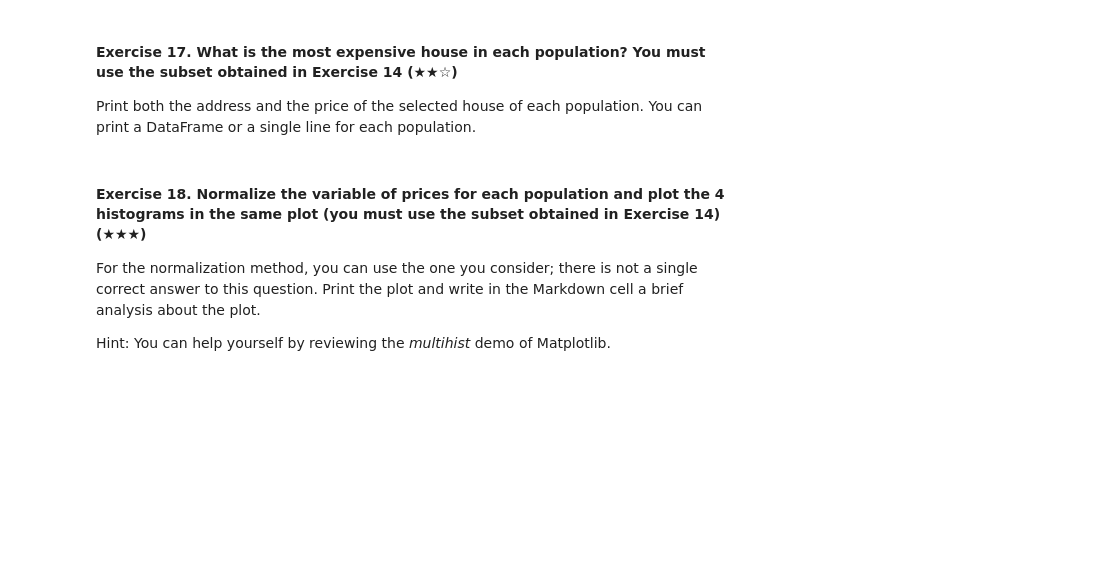
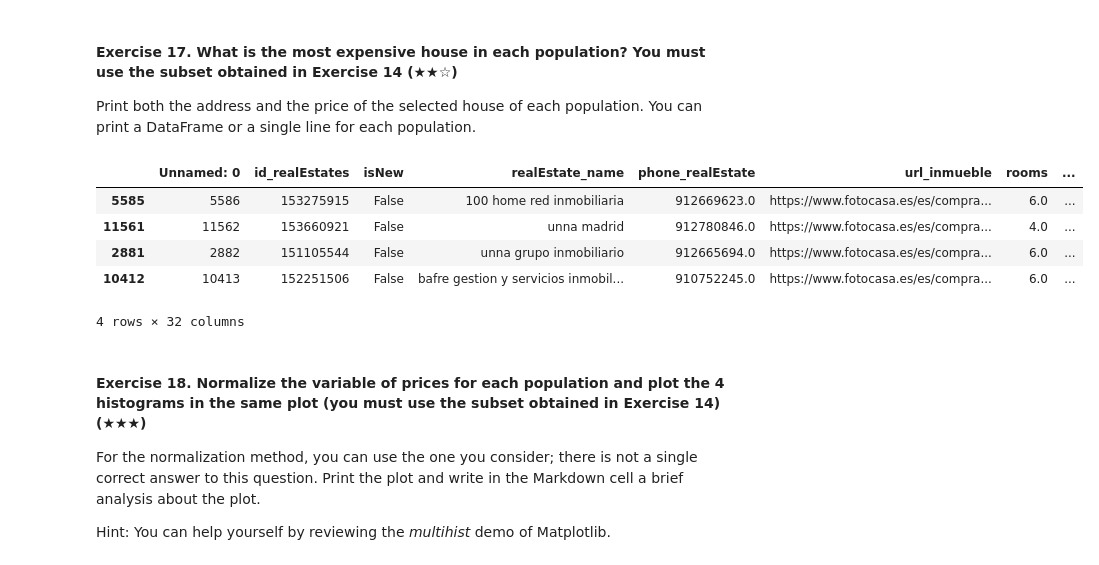
Before and after one commit to 4GeeksAcademy/Madesh-realestate-datacleanup, a Jupyter notebook: project.ipynb, the cells around one changed output. Cells and saved outputs as stored; diff of their text form; code cells hidden in the pictures; blank space fills up the shorter version.

```diff
--- a/project.ipynb
+++ b/project.ipynb
@@ -462,6 +460,14 @@ bathrooms variance: 0.6
 Print both the address and the price of the selected house of each population. You can print a DataFrame or a single line for each population.
 # %%
 # TODO
+subset_df.loc[subset_df.groupby('level5')['price'].idxmax()]
+# %% [output]
+|  | Unnamed: 0 | id_realEstates | isNew | realEstate_name | phone_realEstate | url_inmueble | rooms | ... |
+| 5585 | 5586 | 153275915 | False | 100 home red inmobiliaria | 912669623.0 | https://www.fotocasa.es/es/compra... | 6.0 | ... |
+| 11561 | 11562 | 153660921 | False | unna madrid | 912780846.0 | https://www.fotocasa.es/es/compra... | 4.0 | ... |
+| 2881 | 2882 | 151105544 | False | unna grupo inmobiliario | 912665694.0 | https://www.fotocasa.es/es/compra... | 6.0 | ... |
+| 10412 | 10413 | 152251506 | False | bafre gestion y servicios inmobil... | 910752245.0 | https://www.fotocasa.es/es/compra... | 6.0 | ... |
+4 rows × 32 columns
 # %% [markdown]
 #### Exercise 18. Normalize the variable of prices for each population and plot the 4 histograms in the same plot (you must use the subset obtained in Exercise 14) (★★★)
 
```
Also changed, not shown: parts of 15 cells of this notebook.
